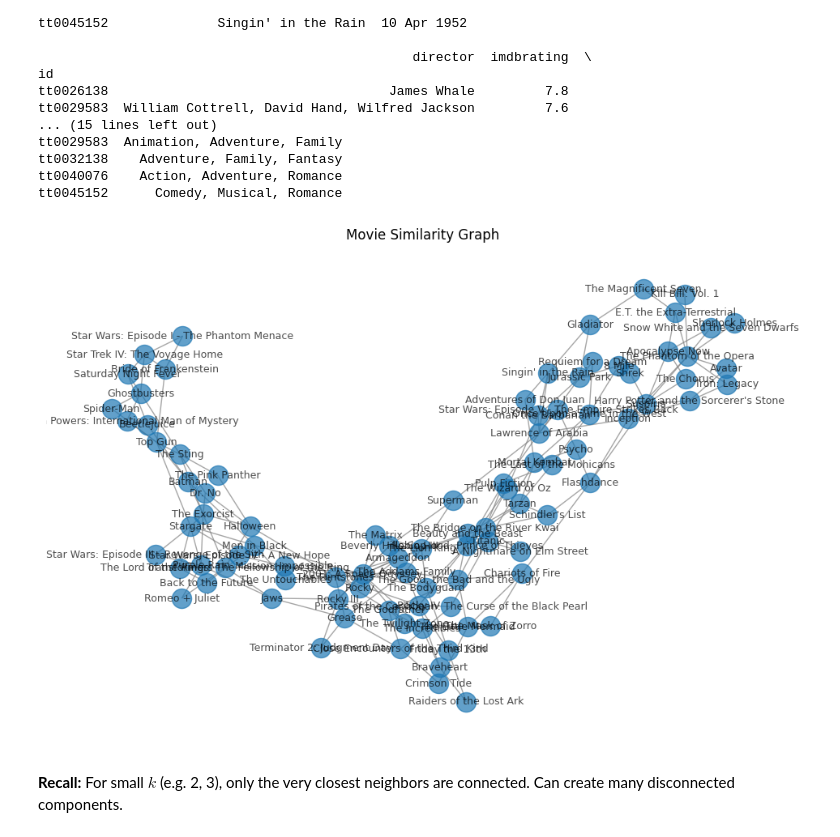
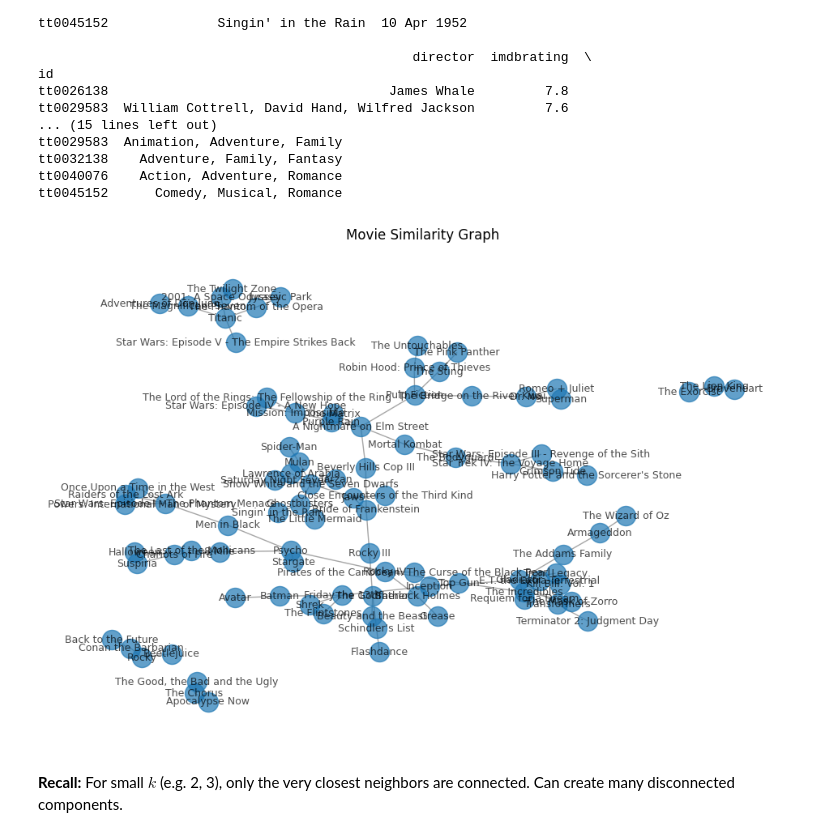
Before and after one commit to damiskov/project-02807, a Jupyter notebook: notebooks/movie_pipeline.ipynb, the cells around one changed output. Drawn from its saved outputs; the diff is of its cells as text; code cells hidden in the pictures.

Commit message:
Spectral clustering using cosine similarity

```diff
--- a/notebooks/movie_pipeline.ipynb
+++ b/notebooks/movie_pipeline.ipynb
@@ -35,6 +35,6 @@ metadata_df = metadata_df.loc[matrices_df.index] # align matrices and metadata
 # %%
 ctms_list = matrices_df['matrix'].tolist()
-frob_matrix = create_frobenius_adjacency_matrix(ctms_list)
+frob_matrix = create_masked_cosine_adjacency(ctms_list)
 # %%
 print(metadata_df.head())
 nodes = create_movie_nodes(metadata_df)
@@ -59,9 +59,9 @@ tt0040076    Action, Adventure, Romance
 tt0045152      Comedy, Musical, Romance
 # %%
 threshold = np.percentile(frob_matrix[np.triu_indices_from(frob_matrix, 1)], 75)
-graph.plot_graph_networkx(frob_matrix, k=2, threshold=threshold, layout="spring")
+graph.plot_graph_networkx(frob_matrix, k=1, threshold=threshold, layout="spring")
 # %% [output]
-[figure, old version]
+[figure, new version]
 # %% [markdown]
 **Recall:** For small $k$ (e.g. 2, 3), only the very closest neighbors are connected. Can create many disconnected components.
 # %% [markdown]
```
Also changed, not shown: parts of 20 cells of this notebook, 7 other files.
